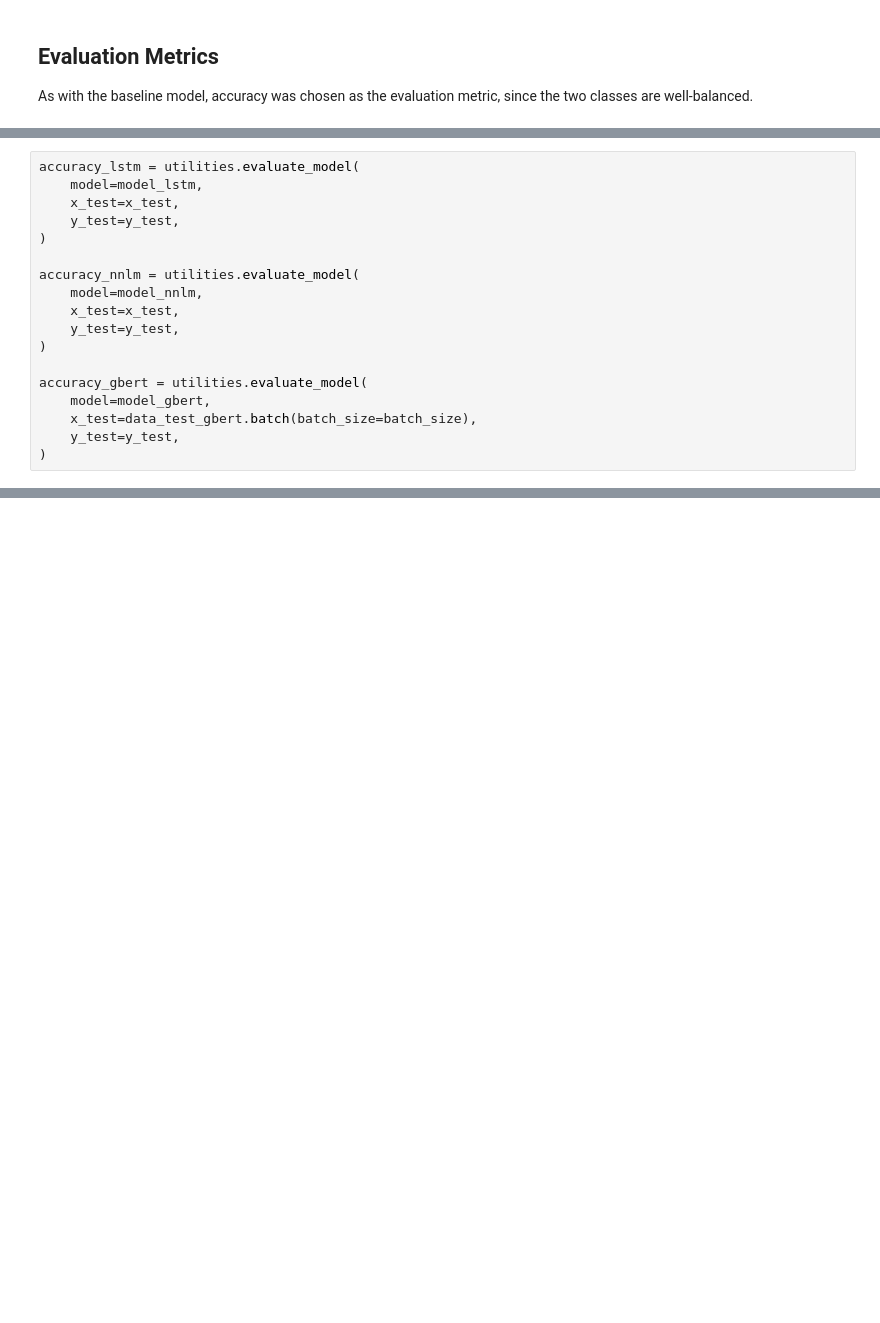
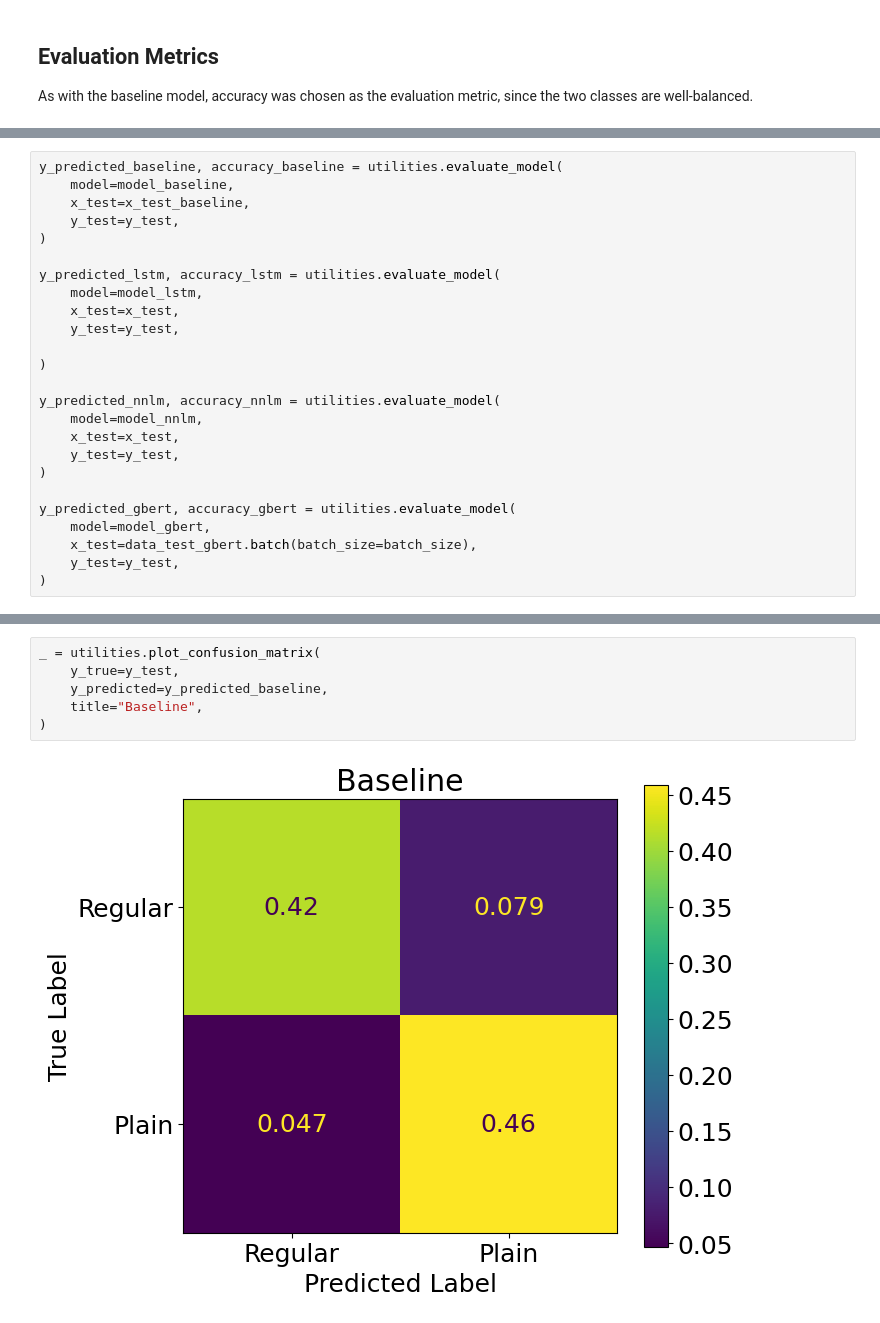
Before and after one commit to HannesMK/plain-language-classification, a Jupyter notebook: 3_Model/model_definition_evaluation.ipynb, the cells around one changed output, grey strips where cells are left out. Cells and saved outputs as stored; diff of their text form; blank space fills up the shorter version.

```diff
--- a/3_Model/model_definition_evaluation.ipynb
+++ b/3_Model/model_definition_evaluation.ipynb
@@ -366,17 +399,24 @@ As with the baseline model, accuracy was chosen as the evaluation metric, since
 # %%
-accuracy_lstm = utilities.evaluate_model(
+y_predicted_baseline, accuracy_baseline = utilities.evaluate_model(
+    model=model_baseline,
+    x_test=x_test_baseline,
+    y_test=y_test,
+)
+
+y_predicted_lstm, accuracy_lstm = utilities.evaluate_model(
     model=model_lstm,
     x_test=x_test,
     y_test=y_test,
+
 )
 
-accuracy_nnlm = utilities.evaluate_model(
+y_predicted_nnlm, accuracy_nnlm = utilities.evaluate_model(
     model=model_nnlm,
     x_test=x_test,
     y_test=y_test,
 )
 
-accuracy_gbert = utilities.evaluate_model(
+y_predicted_gbert, accuracy_gbert = utilities.evaluate_model(
     model=model_gbert,
     x_test=data_test_gbert.batch(batch_size=batch_size),
     y_test=y_test,
@@ -401,3 +442,11 @@ Accuracy Baseline: 87.4%
 Accuracy LSTM:  87.6%
 Accuracy NNLM: 83.3%
 Accuracy German BERT: 93.2%
+# %%
+_ = utilities.plot_confusion_matrix(
+    y_true=y_test,
+    y_predicted=y_predicted_baseline,
+    title="Baseline",
+)
+# %% [output]
+[figure, added]
```
Also changed, not shown: parts of 13 cells of this notebook, 3 other files.
